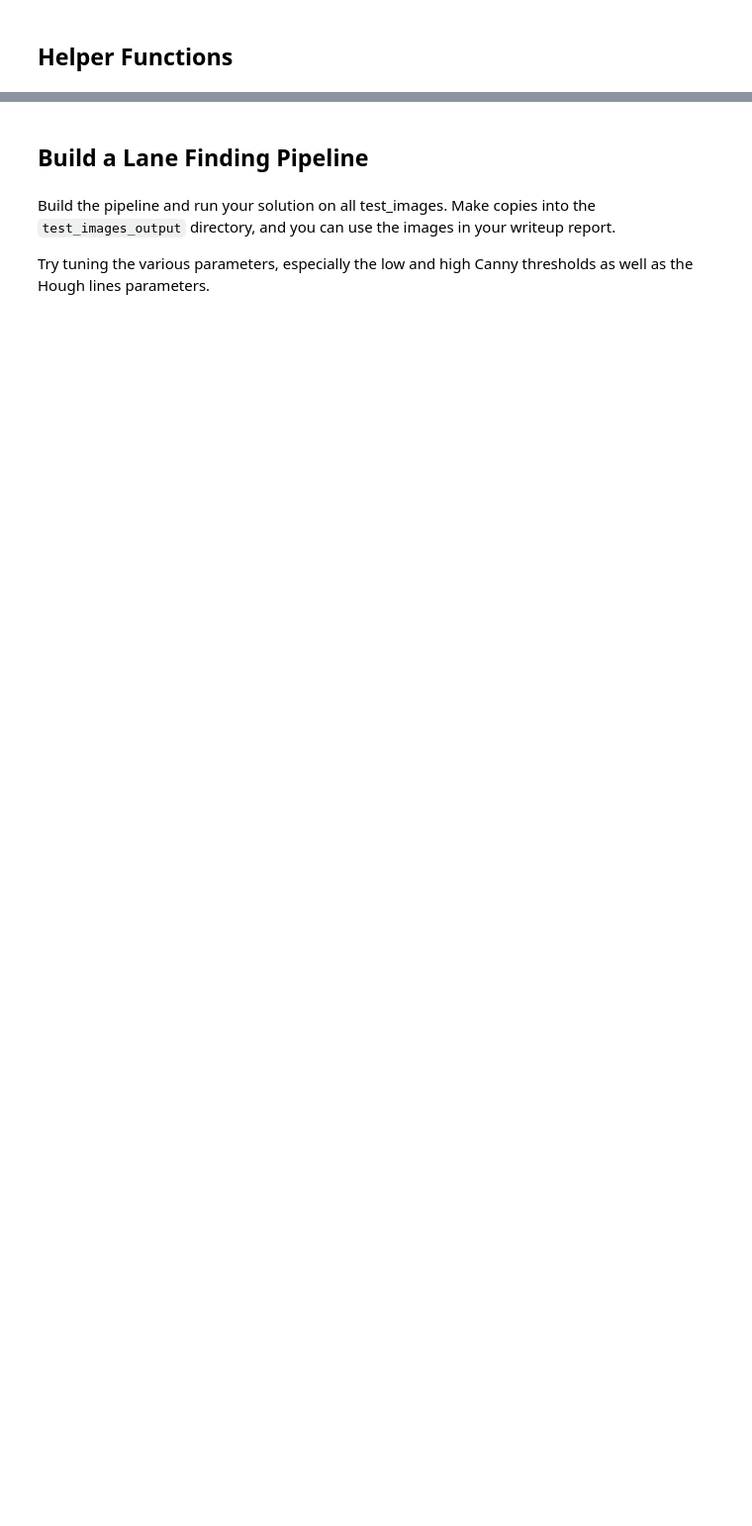
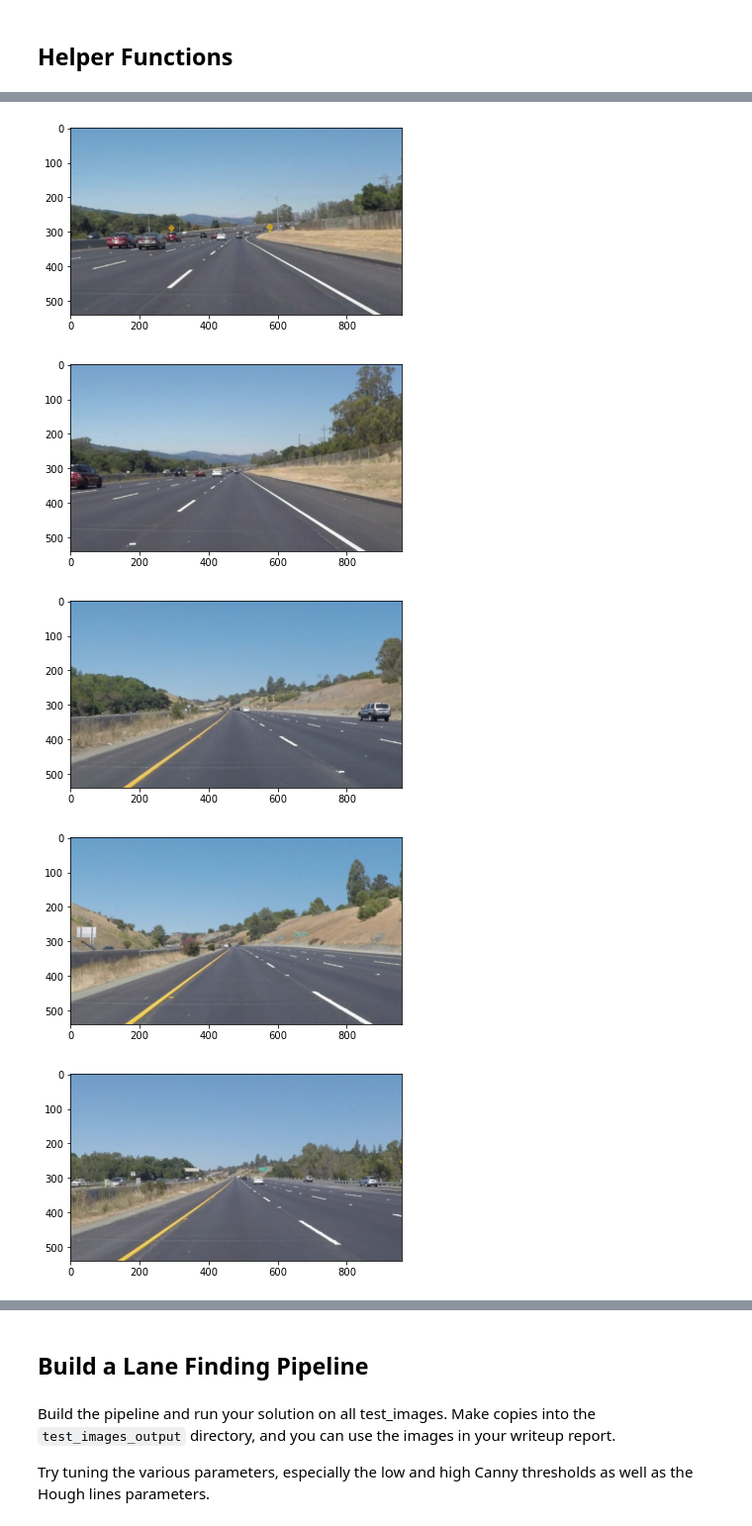
Before and after one commit to DaniMarts/CarND-LaneLines-P1, a Jupyter notebook: P1.ipynb, the cells around one changed output, grey strips where cells are left out. Shown at 99% size. Drawn from its saved outputs; the diff is of its cells as text; code cells hidden in the pictures; blank space fills up the shorter version.

```diff
--- a/P1.ipynb
+++ b/P1.ipynb
@@ -448,23 +290,28 @@ from IPython.display import HTML
 # %%
 import os
-# creating an list of images from one of the videos
 raw_images = []
+
+image_names = os.listdir("test_images/")
+for image_name in image_names:
+    raw_images.append(mpimg.imread("test_images/"+image_name))
+
+# # adding some frames of the test videos to the raw images
 # clip1 = np.array(list(VideoFileClip("test_videos/solidYellowLeft.mp4").iter_frames()))
-# raw_images = [clip1[30], clip1[55], clip1[180], clip1[288], clip1[205], clip1[675]]
+# raw_images.extend([clip1[180], clip1[675]])
 
-clip3 = np.array(list(VideoFileClip("test_videos/challenge.mp4").iter_frames()))
-# raw_images = [clip3[28], clip3[98], clip3[106], clip3[108], clip3[121], clip3[155]]
-raw_images = [clip3[97], clip3[110], clip3[155]]
+# clip3 = np.array(list(VideoFileClip("test_videos/challenge.mp4").iter_frames()))
+# raw_images.extend([clip3[97], clip3[155]])
 
-# for image_name in os.listdir("test_images/"):
-#     raw_images.append(mpimg.imread("test_images/"+image_name))
+for image in raw_images:
+    # plotting the test images
+    plt.figure()
+    plt.imshow(image)
 
 # getting the size of the image or video frame
 (y_size, x_size, _) = raw_images[0].shape
-
-# for i in range(len(raw_images)):
-#     print(cv2.imwrite("problems/image"+str(i)+".jpg", cv2.cvtColor(raw_images[i], cv2.COLOR_RGB2BGR)))
-#     pass
-
-# print(raw_images[4].shape, raw_images[4])
-# plt.imshow(raw_images[4])
+# %% [output]
+[figure, added]
+[figure, added]
+[figure, added]
+[figure, added]
+[figure, added]
```
Also changed, not shown: parts of 40 cells of this notebook, 6 other files.
